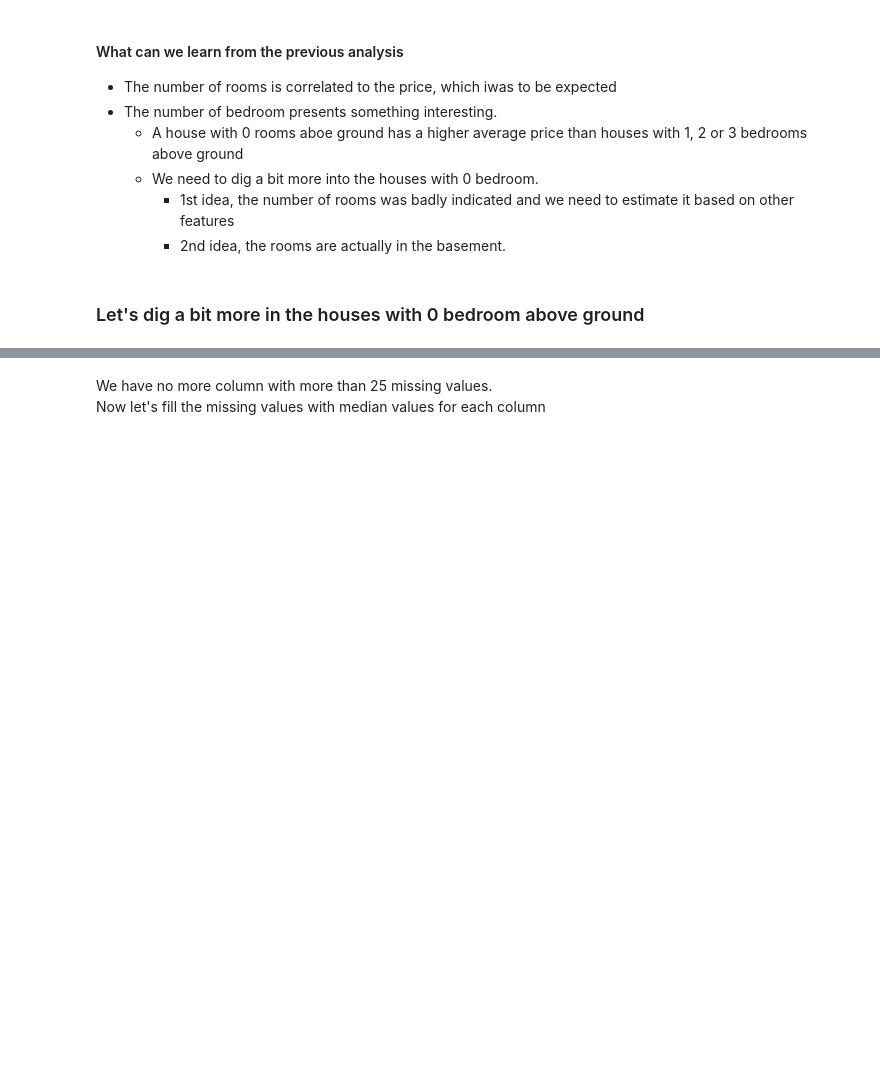
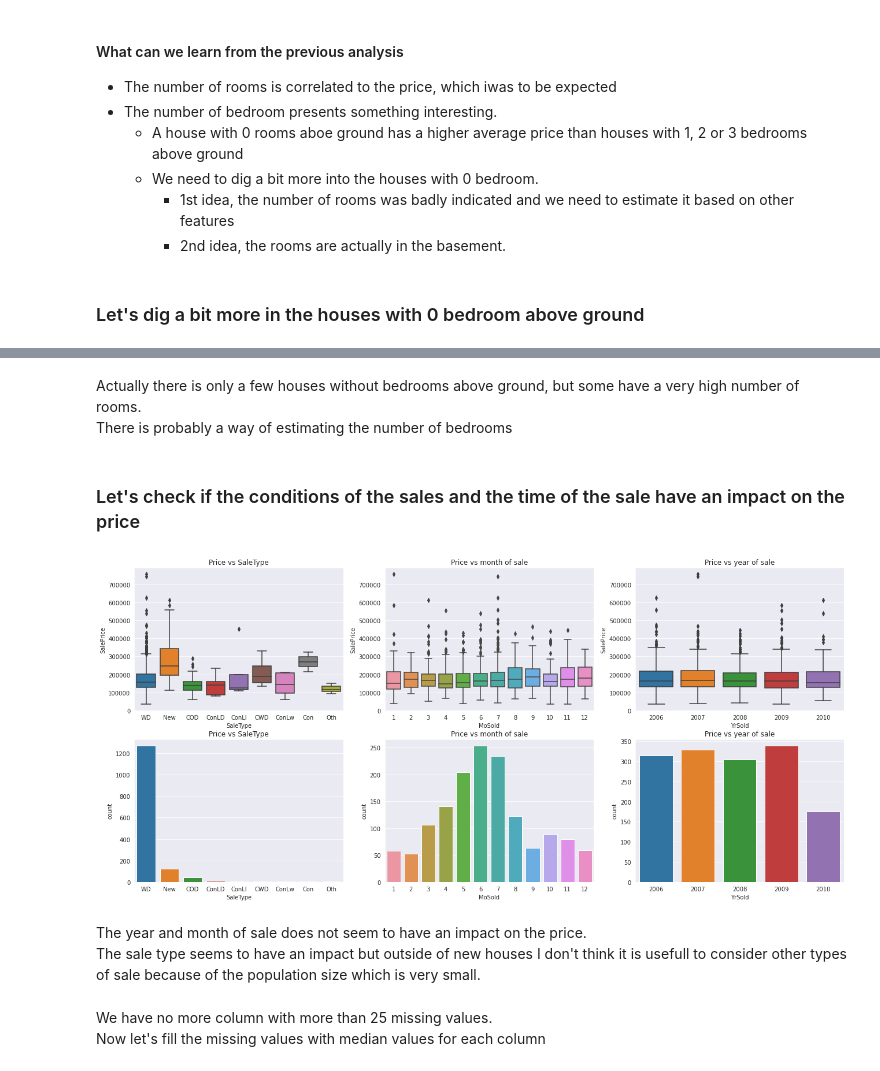
Before and after one commit to max-lutz/Kaggle_competitions, a Jupyter notebook: house-price-regression-full-eda-ml-workflow.ipynb, the cells around one changed output, grey strips where cells are left out. Drawn from its saved outputs; the diff is of its cells as text; code cells hidden in the pictures; blank space fills up the shorter version.

```diff
--- a/house-price-regression-full-eda-ml-workflow.ipynb
+++ b/house-price-regression-full-eda-ml-workflow.ipynb
@@ -347,0 +356,5 @@ df_0bd[['YearBuilt', 'BldgType', 'BsmtFinType1', 'BsmtFinType2', 'TotalBsmtSF',
+# %% [markdown]
+Actually there is only a few houses without bedrooms above ground, but some have a very high number of rooms. <br>
+There is probably a way of estimating the number of bedrooms
+# %% [markdown]
+### Let's check if the conditions of the sales and the time of the sale have an impact on the price
@@ -348,3 +364,22 @@ df_0bd[['YearBuilt', 'BldgType', 'BsmtFinType1', 'BsmtFinType2', 'TotalBsmtSF',
+# %%
+fig, ax = plt.subplots(2,3, figsize=(22,10))
+sns.boxplot(x="SaleType", y="SalePrice", data=dataset_train, ax=ax[0][0])
+ax[0][0].set_title('Price vs SaleType');
+sns.boxplot(x="MoSold", y="SalePrice", data=dataset_train, ax=ax[0][1])
+ax[0][1].set_title('Price vs month of sale');
+sns.boxplot(x="YrSold", y="SalePrice", data=dataset_train, ax=ax[0][2])
+ax[0][2].set_title('Price vs year of sale');
+sns.countplot(x="SaleType", data=dataset_train, ax=ax[1][0])
+ax[1][0].set_title('Price vs SaleType');
+sns.countplot(x="MoSold", data=dataset_train, ax=ax[1][1])
+ax[1][1].set_title('Price vs month of sale');
+sns.countplot(x="YrSold", data=dataset_train, ax=ax[1][2])
+ax[1][2].set_title('Price vs year of sale');
+# %% [output]
+[figure, added]
+# %% [markdown]
+The year and month of sale does not seem to have an impact on the price. <br>
+The sale type seems to have an impact but outside of new houses I don't think it is usefull to consider other types of sale because of the population size which is very small.
 # %%
 #we get a list of column with more than 25 missing values
 drop_list_train = columns_with_missing_data(df_train, 25)
```
Also changed, not shown: parts of 4 cells of this notebook.
